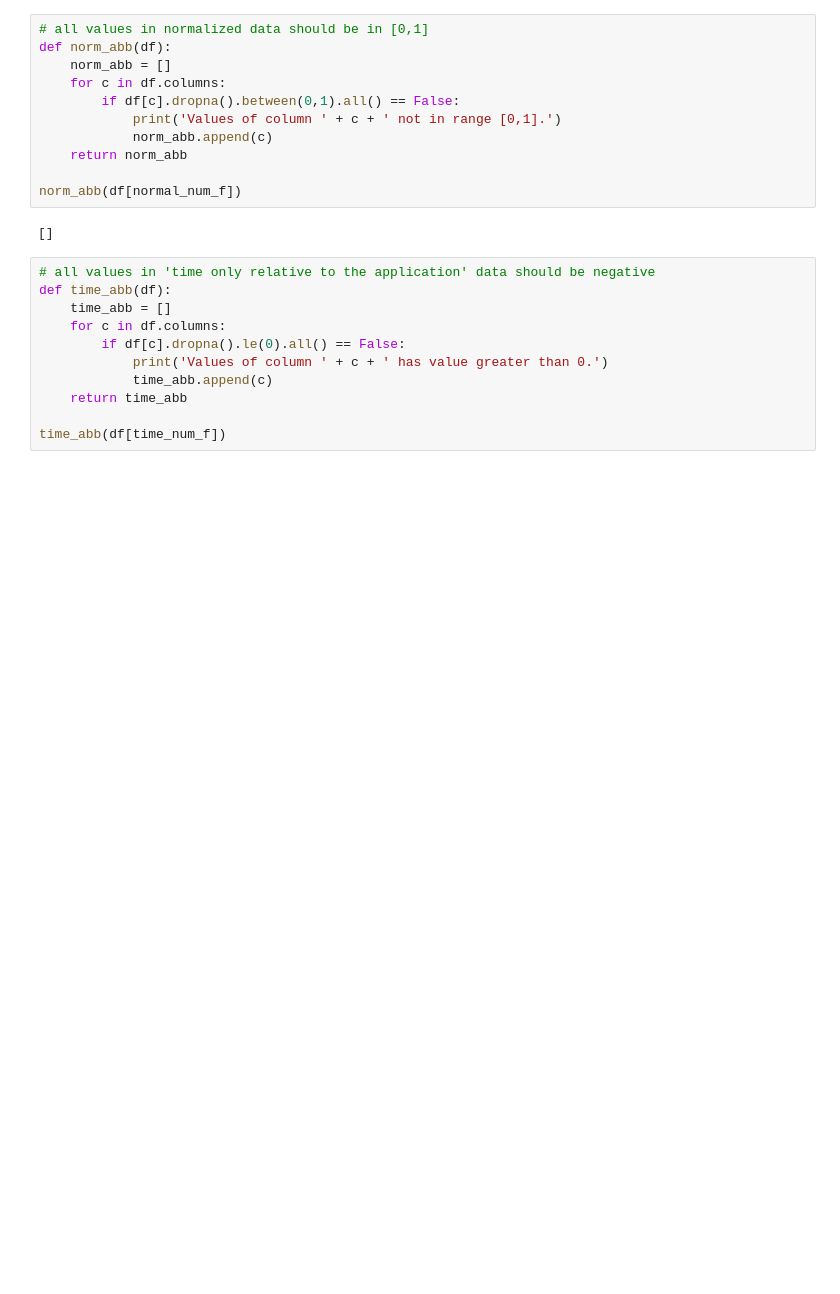
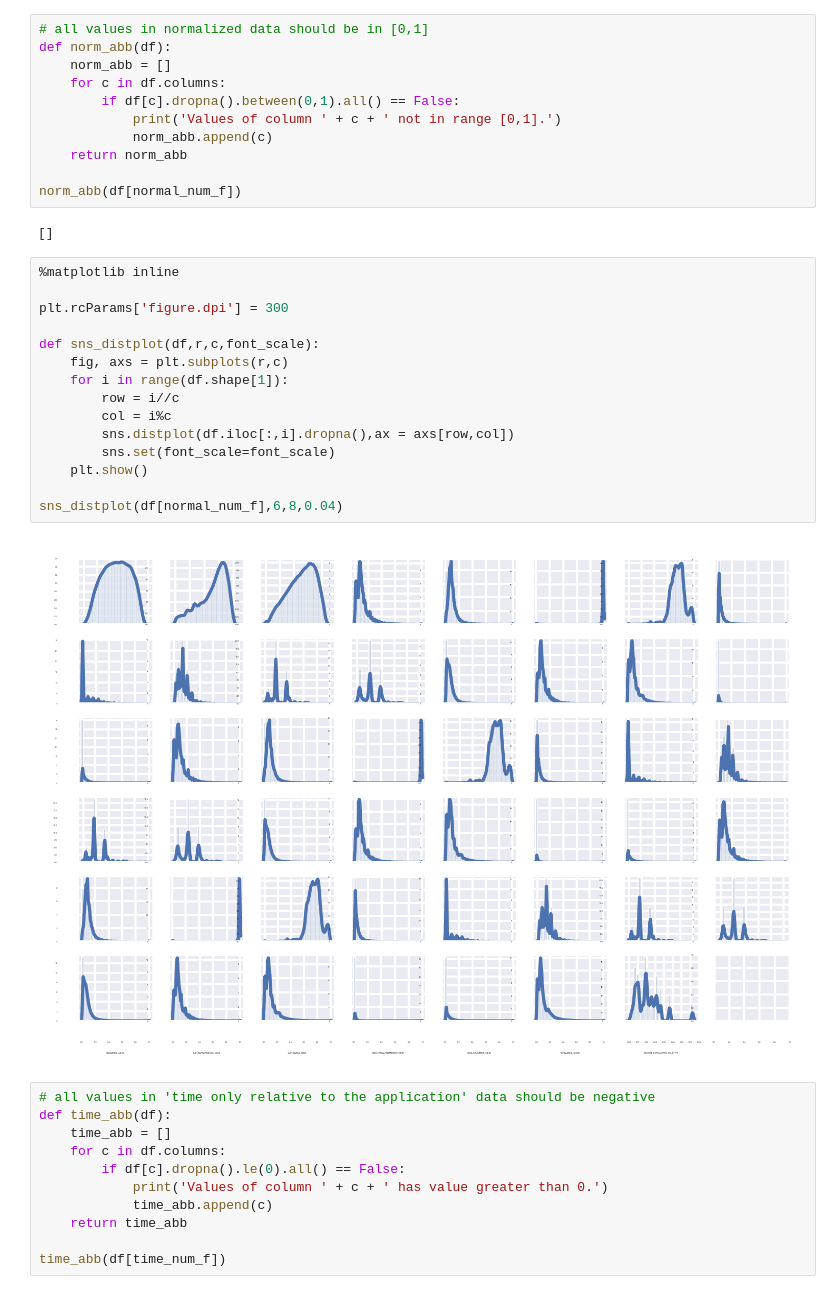
Before and after one commit to cryswen/HomeCreditRisk, a Jupyter notebook: EDA.ipynb, the cells around one changed output. Cells and saved outputs as stored; diff of their text form; blank space fills up the shorter version.

```diff
--- a/EDA.ipynb
+++ b/EDA.ipynb
@@ -217,6 +217,23 @@ def norm_abb(df):
 norm_abb(df[normal_num_f])
 # %% [output]
 []
+# %%
+%matplotlib inline
+
+plt.rcParams['figure.dpi'] = 300
+
+def sns_distplot(df,r,c,font_scale):
+    fig, axs = plt.subplots(r,c)
+    for i in range(df.shape[1]):
+        row = i//c
+        col = i%c
+        sns.distplot(df.iloc[:,i].dropna(),ax = axs[row,col])
+        sns.set(font_scale=font_scale)
+    plt.show()
+
+sns_distplot(df[normal_num_f],6,8,0.04)
+# %% [output]
+[figure, added]
 # %%
 # all values in 'time only relative to the application' data should be negative
 def time_abb(df):
```
Also changed, not shown: parts of 20 cells of this notebook.
